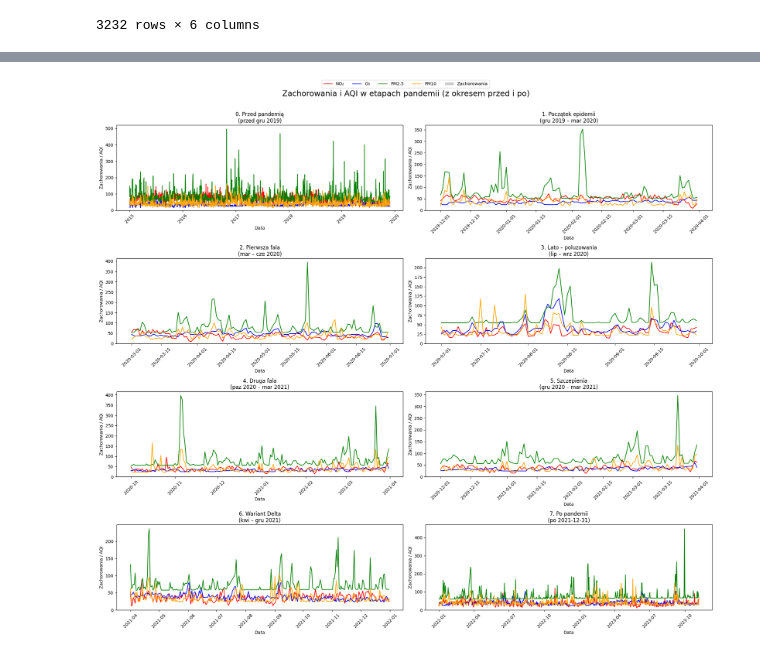
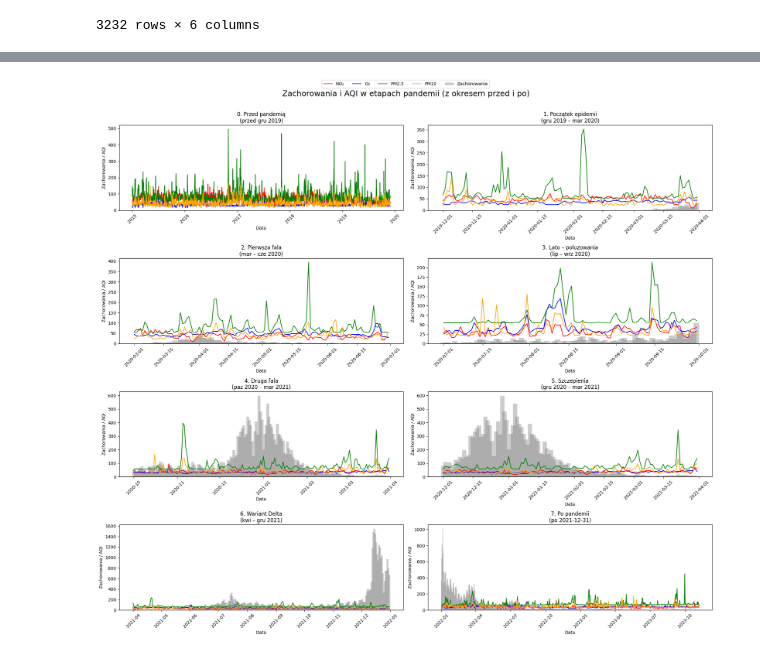
Before and after one commit to rk404/SAD, a Jupyter notebook: Zadanie_SAD_2025.ipynb, the cells around one changed output, grey strips where cells are left out. Drawn from its saved outputs; the diff is of its cells as text; code cells hidden in the pictures.

```diff
--- a/Zadanie_SAD_2025.ipynb
+++ b/Zadanie_SAD_2025.ipynb
@@ -406,3 +406,10 @@ df_daily
 | 3230 | 2023-11-05 | 84.188034 | 31.651875 | 29.619880 | 32.851000 | 84.188034 |
 | 3231 | 2023-11-06 | 67.093592 | 61.200000 | 33.548525 | 29.899725 | 67.093592 |
 3232 rows × 6 columns
+# %%
+
+# zmiana formatu daty w kolumnie date w ramce df_ltla na yyyy-mm-dd
+df_ltla['date'] = pd.to_datetime(df_ltla['date'], format='%Y-%m-%d')
+
+
+df_ltla
@@ -410,7 +431,10 @@ df_daily
 import pandas as pd
 import matplotlib.pyplot as plt
 
-# Zakładamy, że df_merged został już utworzony (połączony po kolumnie 'date')
+# Upewnij się, że kolumna 'date' w obu ramkach danych jest typu datetime64[ns]
+df_daily['date'] = pd.to_datetime(df_daily['date'])
+df_ltla['date'] = pd.to_datetime(df_ltla['date'])
+
 # Lewostronne łączenie – zachowujemy wszystkie daty z df_daily
 df_merged = pd.merge(df_daily, df_ltla[['date', 'value']], on='date', how='left')
 
@@ -443,31 +467,31 @@ for i, (tytul, (start, end)) in enumerate(etapy.items()):
     elif end and start is None:
         mask = df_merged['date'] <= end
     else:
         continue
     df_etap = df_merged.loc[mask]
 
     ax = axs[i]
 
     # Słupki: zachorowania
     ax.bar(df_etap['date'], df_etap['value'], width=2, alpha=0.4, label='Zachorowania', color='gray')
 
     # Linie: AQI
     ax.plot(df_etap['date'], df_etap['AQI_no2'], label='NO₂', color='red')
     ax.plot(df_etap['date'], df_etap['AQI_o3'], label='O₃', color='blue')
     ax.plot(df_etap['date'], df_etap['AQI_pm25'], label='PM2.5', color='green')
     ax.plot(df_etap['date'], df_etap['AQI_pm10'], label='PM10', color='orange')
 
     ax.set_title(tytul)
     ax.set_xlabel("Data")
     ax.set_ylabel("Zachorowania / AQI")
     ax.tick_params(axis='x', rotation=45)
 
 # Wspólna legenda
 handles, labels = axs[0].get_legend_handles_labels()
 fig.legend(handles, labels, loc='upper center', ncol=5)
 
 plt.tight_layout(rect=[0, 0, 1, 0.95])
 plt.suptitle("Zachorowania i AQI w etapach pandemii (z okresem przed i po)", fontsize=18)
 plt.show()
 # %% [output]
-[figure, old version]
+[figure, new version]
```
Also changed, not shown: parts of 1 cell of this notebook.
